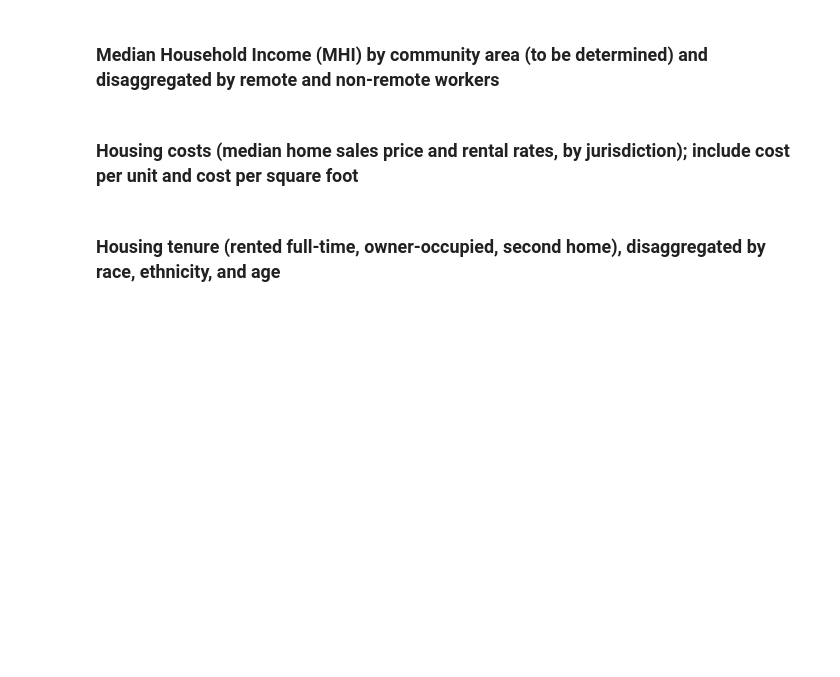
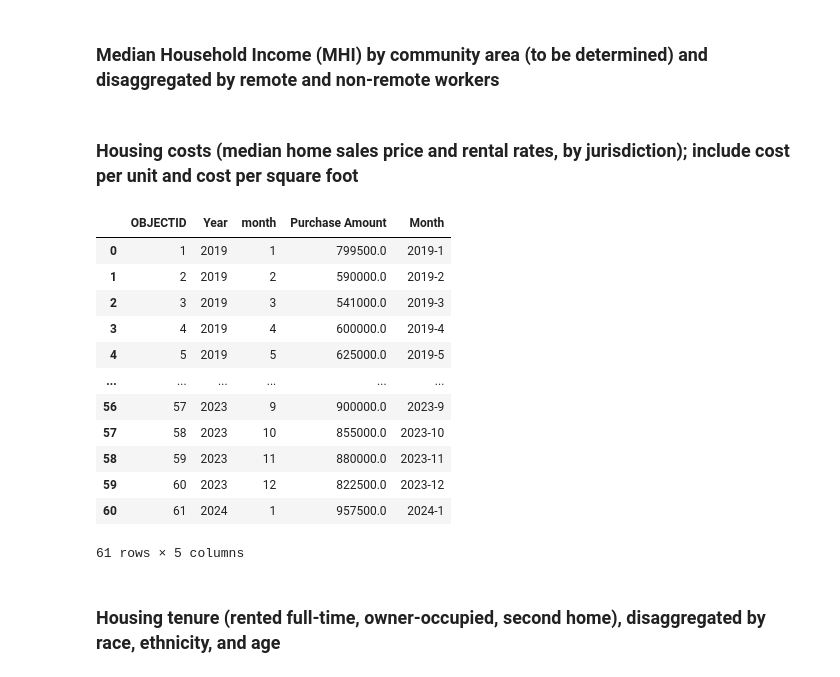
Before and after one commit to trpa-agency/ClimateResilienceDashboard, a Jupyter notebook: data_engineering.ipynb, the cells around one changed output. Cells and saved outputs as stored; diff of their text form; code cells hidden in the pictures; blank space fills up the shorter version.

```diff
--- a/data_engineering.ipynb
+++ b/data_engineering.ipynb
@@ -1966,3 +2006,22 @@ censusTable = "https://maps.trpa.org/server/rest/services/LTinfo_Climate_Resilie
+# %%
+df = get_data_median_home_price()
+plot_median_home_price(df)
+# %%
+df
+# %% [output]
+|  | OBJECTID | Year | month | Purchase Amount | Month |
+| 0 | 1 | 2019 | 1 | 799500.0 | 2019-1 |
+| 1 | 2 | 2019 | 2 | 590000.0 | 2019-2 |
+| 2 | 3 | 2019 | 3 | 541000.0 | 2019-3 |
+| 3 | 4 | 2019 | 4 | 600000.0 | 2019-4 |
+| 4 | 5 | 2019 | 5 | 625000.0 | 2019-5 |
+| ... | ... | ... | ... | ... | ... |
+| 56 | 57 | 2023 | 9 | 900000.0 | 2023-9 |
+| 57 | 58 | 2023 | 10 | 855000.0 | 2023-10 |
+| 58 | 59 | 2023 | 11 | 880000.0 | 2023-11 |
+| 59 | 60 | 2023 | 12 | 822500.0 | 2023-12 |
+| 60 | 61 | 2024 | 1 | 957500.0 | 2024-1 |
+61 rows × 5 columns
 # %% [markdown]
 ### Housing tenure (rented full-time, owner-occupied, second home), disaggregated by race, ethnicity, and age
 # %%
```
Also changed, not shown: parts of 9 cells of this notebook, 21 other files.
